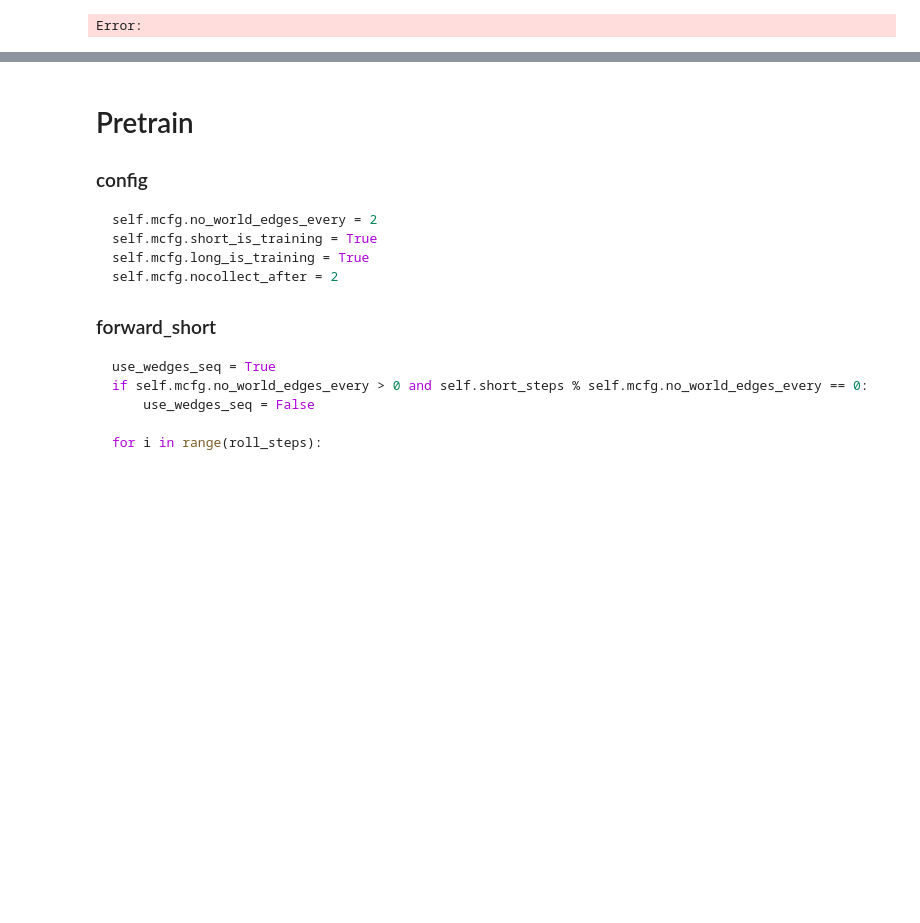
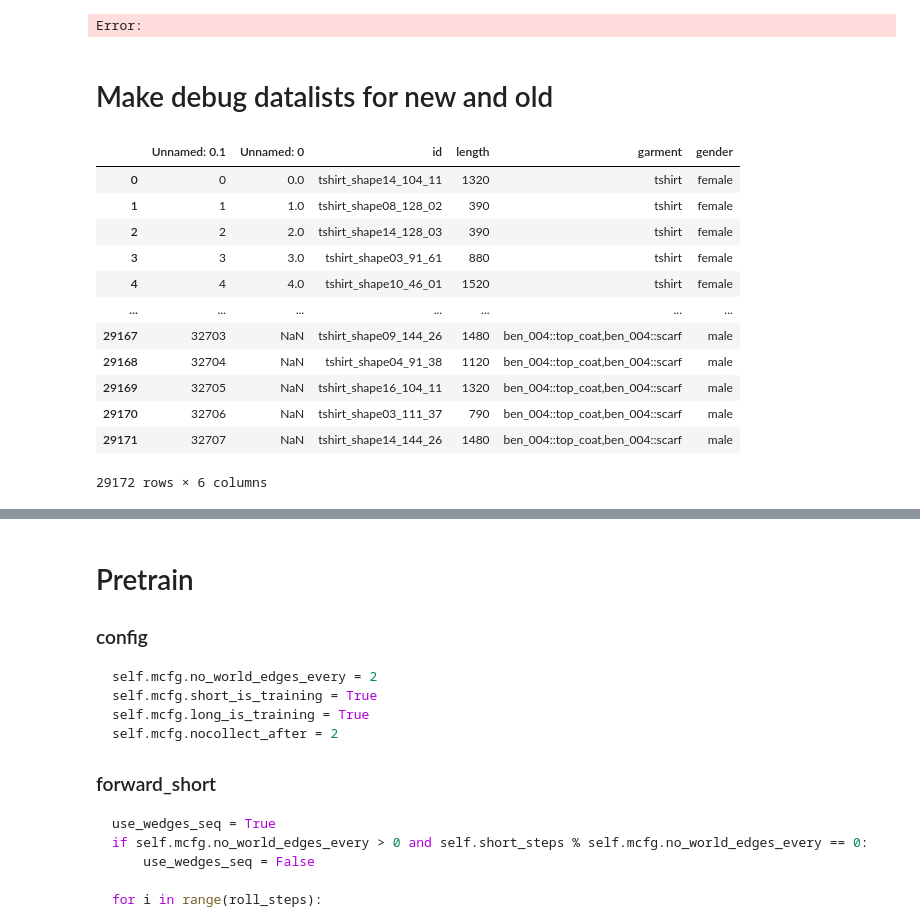
Before and after one commit to Dolorousrtur/ContourCraft, a Jupyter notebook: Sandbox.ipynb, the cells around one changed output, grey strips where cells are left out. Saved outputs shown, nothing was run; the diff lists cells and outputs as text; code cells hidden in the pictures; blank space fills up the shorter version.

```diff
--- a/Sandbox.ipynb
+++ b/Sandbox.ipynb
@@ -254,3 +254,31 @@ global_step = runner_module.run_epoch(runner, aux_modules, dataloaders_dict, 0,
 Module utils.warp_u.proximity b91666f load on device 'cuda:0' took 0.75 ms  (cached)
 KeyboardInterrupt:
 Error:
+# %% [markdown]
+# Make debug datalists for new and old
+# %%
+import pandas as pd
+
+old_df_path = '/local/home/agrigorev/Data/02_Projects/ccraft_data/aux_data/datasplits/train_multig_novest.csv'
+old_datasplit = pd.read_csv(old_df_path)
+old_datasplit_id =
+
+
+new_df_path = '/local/home/agrigorev/Data/02_Projects/ccraft_data/aux_data/datasplits/train_ccraft.csv'
+new_datasplit = pd.read_csv(new_df_path)
+# %%
+old_datasplit
+# %% [output]
+|  | Unnamed: 0.1 | Unnamed: 0 | id | length | garment | gender |
+| 0 | 0 | 0.0 | tshirt_shape14_104_11 | 1320 | tshirt | female |
+| 1 | 1 | 1.0 | tshirt_shape08_128_02 | 390 | tshirt | female |
+| 2 | 2 | 2.0 | tshirt_shape14_128_03 | 390 | tshirt | female |
+| 3 | 3 | 3.0 | tshirt_shape03_91_61 | 880 | tshirt | female |
+| 4 | 4 | 4.0 | tshirt_shape10_46_01 | 1520 | tshirt | female |
+| ... | ... | ... | ... | ... | ... | ... |
+| 29167 | 32703 | NaN | tshirt_shape09_144_26 | 1480 | ben_004::top_coat,ben_004::scarf | male |
+| 29168 | 32704 | NaN | tshirt_shape04_91_38 | 1120 | ben_004::top_coat,ben_004::scarf | male |
+| 29169 | 32705 | NaN | tshirt_shape16_104_11 | 1320 | ben_004::top_coat,ben_004::scarf | male |
+| 29170 | 32706 | NaN | tshirt_shape03_111_37 | 790 | ben_004::top_coat,ben_004::scarf | male |
+| 29171 | 32707 | NaN | tshirt_shape14_144_26 | 1480 | ben_004::top_coat,ben_004::scarf | male |
+29172 rows × 6 columns
```
Also changed, not shown: parts of 1 cell of this notebook, 1 other file.
